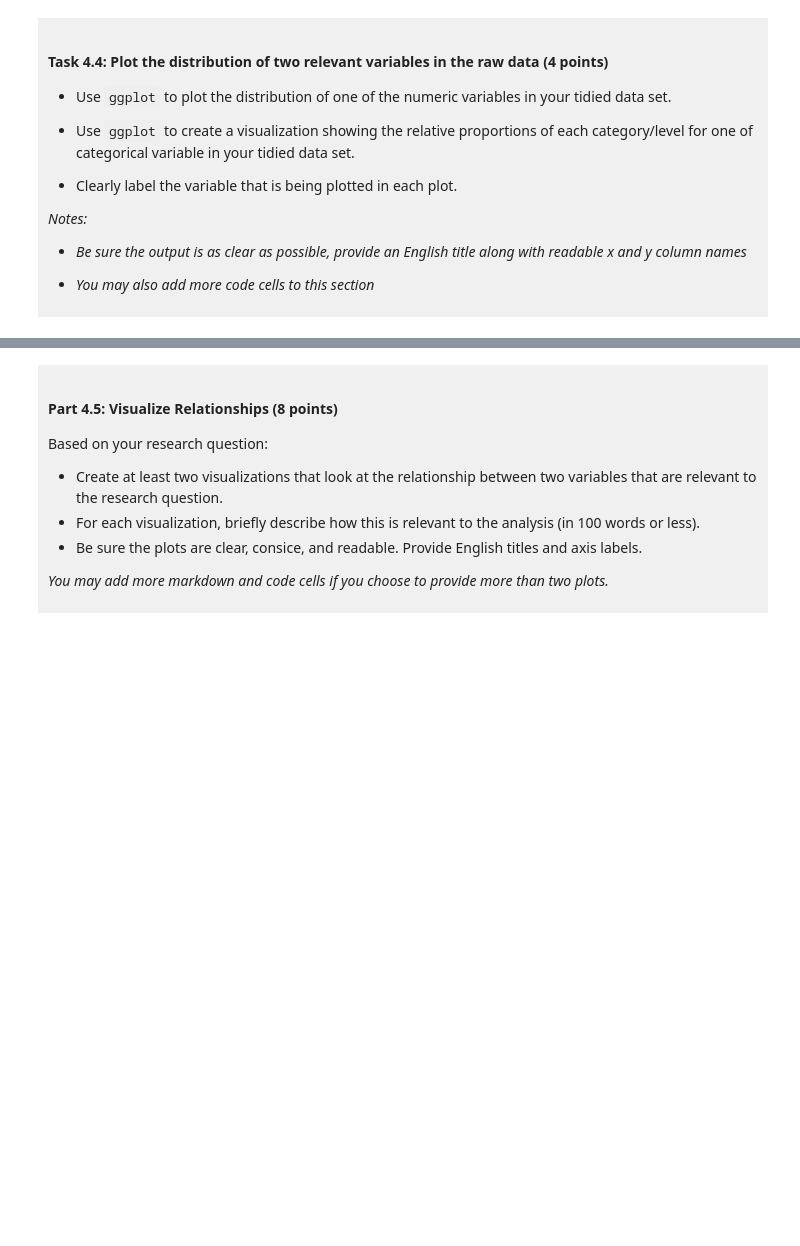
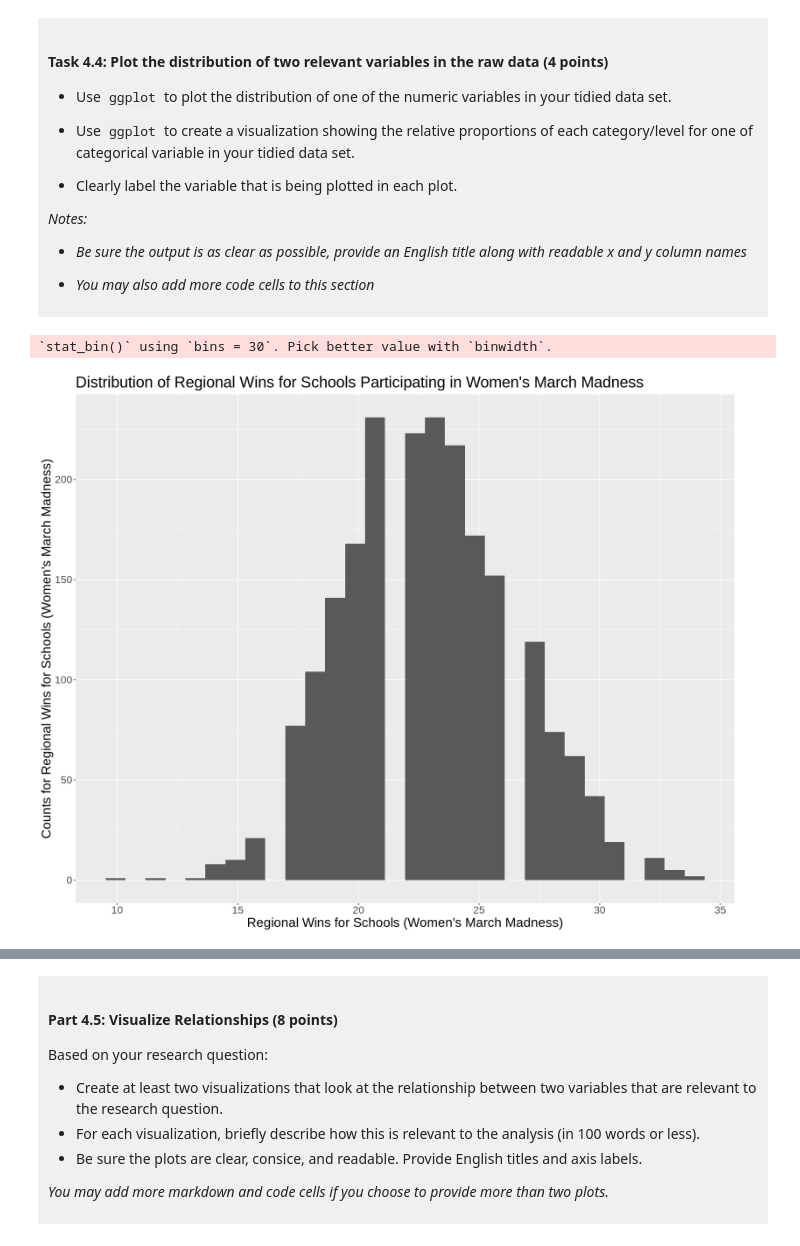
Before and after one commit to saahithikasa-max/dsci-100-project-saahithi-kasa, a Jupyter notebook: dsci-100-project-notebook.ipynb, the cells around one changed output, grey strips where cells are left out. Saved outputs shown, nothing was run; the diff lists cells and outputs as text; code cells hidden in the pictures; blank space fills up the shorter version.

Commit message:
Checkpoint C
Completed further data wrangling and created a vast array of plots to further understand the data at hand. Lastly, a classification plan has been developed.

```diff
--- a/dsci-100-project-notebook.ipynb
+++ b/dsci-100-project-notebook.ipynb
@@ -306,5 +337,18 @@ You will refine your research question (if needed) and produce a tidy data set.
 </div>
 # %%
 ### EDIT THIS CODE CELL FOR PLOT 1 ###
+# Plot the distribution of Regional Wins in Your Tidied Data Set
+options(repr.plot.width = 15, repr.plot.height = 12)
+reg_wins_plot <- tidy_womens_march_madness |>
+                 ggplot(aes(x = reg_wins)) +
+                 geom_histogram() +
+                 labs(x = "Regional Wins for Schools (Women's March Madness)",
+                      y = "Counts for Regional Wins for Schools (Women's March Madness)",
+                      title = "Distribution of Regional Wins for Schools Participating in Women's March Madness") +
+                      theme(text = element_text(size = 20))
+reg_wins_plot
+# %% [output]
+`stat_bin()` using `bins = 30`. Pick better value with `binwidth`.
+[figure, added]
 # %%
 ### EDIT THIS CODE CELL FOR PLOT 2 ###
```
Also changed, not shown: parts of 9 cells of this notebook.
